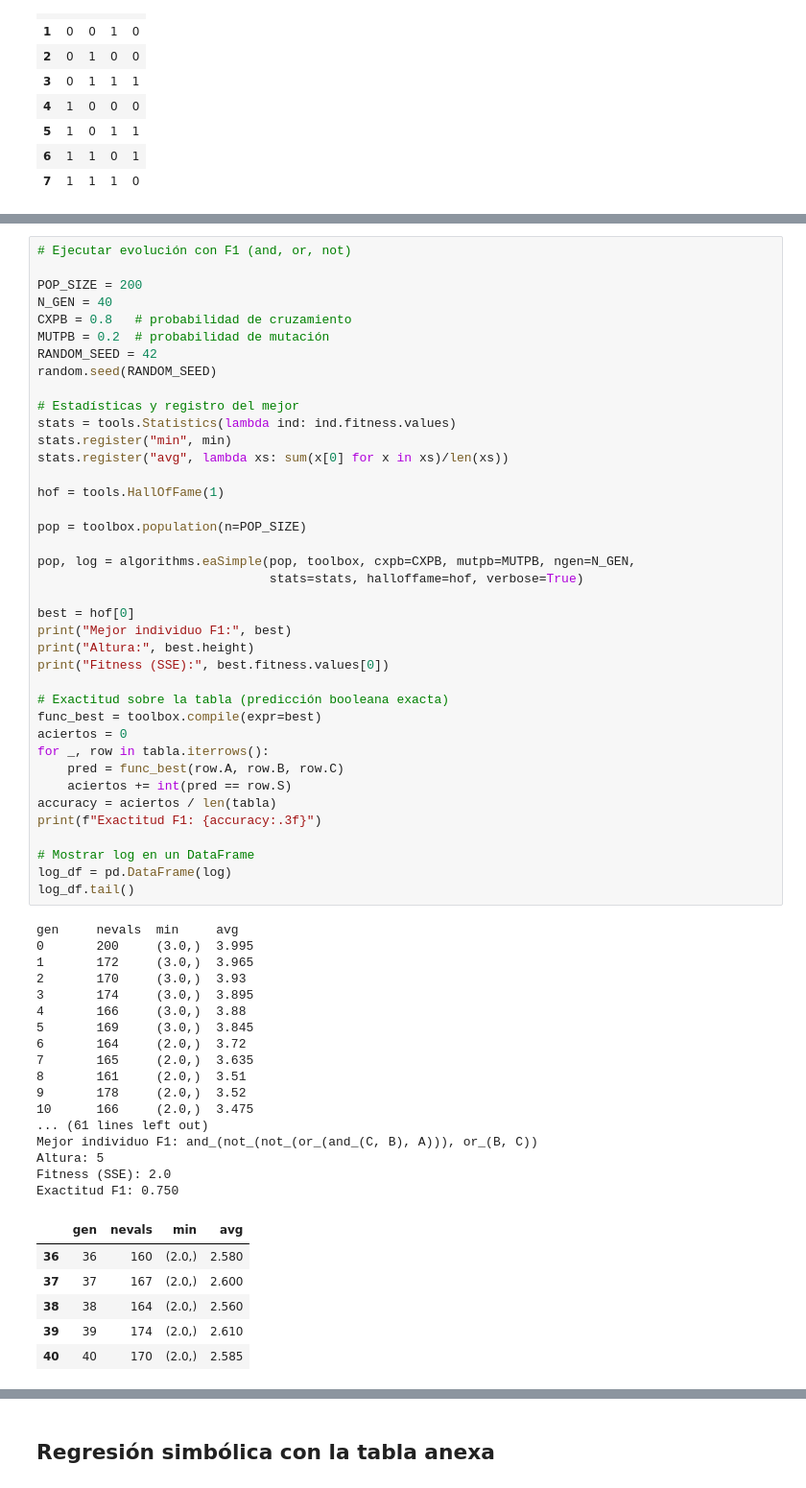
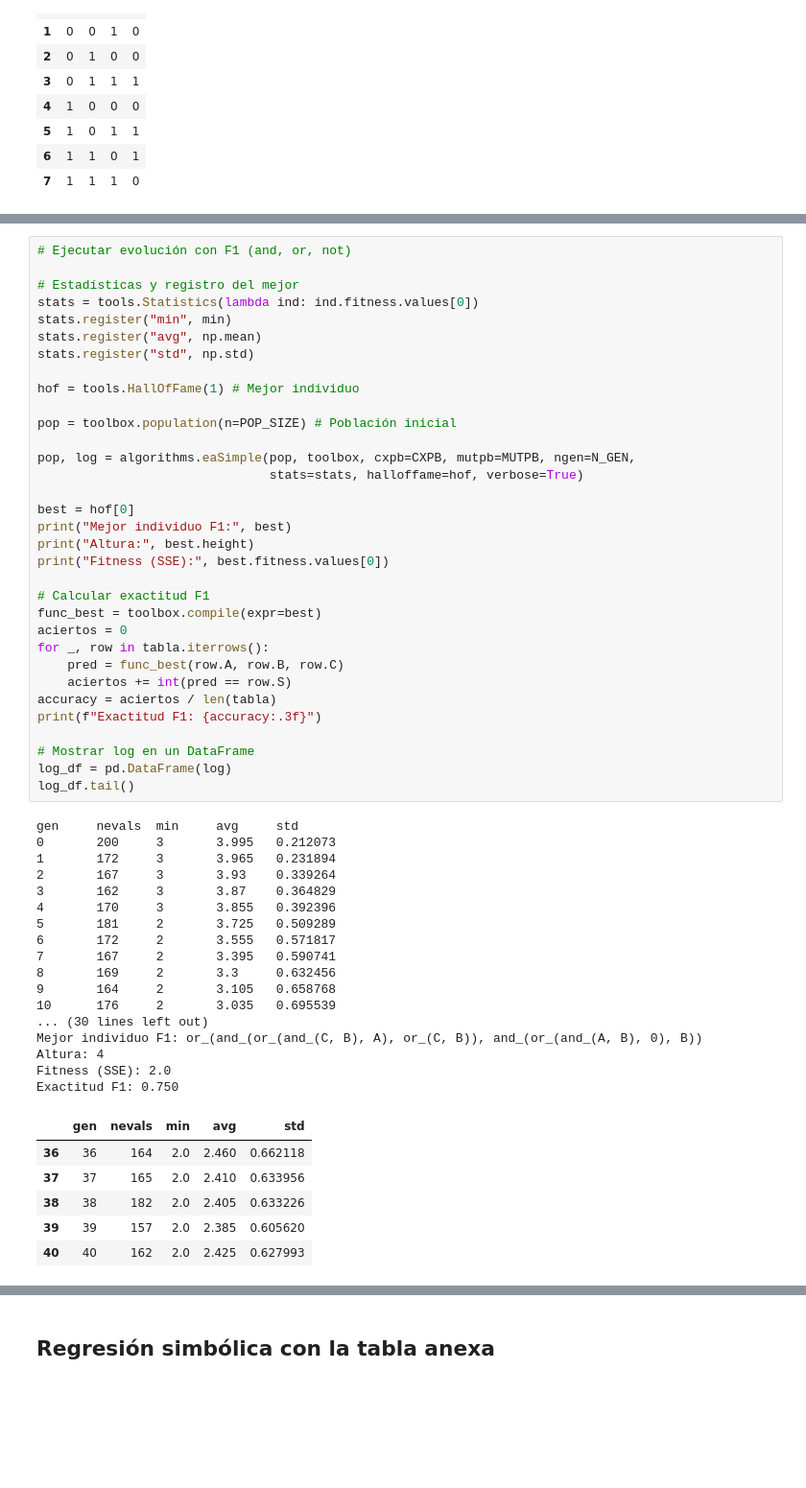
Before and after one commit to roicort/PCIC, a Jupyter notebook: Genetics/GeneticProgramming/Tarea 4.ipynb, the cells around one changed output, grey strips where cells are left out. Shown: that part at 96% size. Saved outputs shown, nothing was run; the diff lists cells and outputs as text; blank space fills up the shorter version.

```diff
--- a/Genetics/GeneticProgramming/Tarea 4.ipynb
+++ b/Genetics/GeneticProgramming/Tarea 4.ipynb
@@ -80,63 +94,57 @@ toolbox.decorate("mutate", gp.staticLimit(key=operator.attrgetter("height"), max
 # %%
 # Ejecutar evolución con F1 (and, or, not)
 
-POP_SIZE = 200
-N_GEN = 40
-CXPB = 0.8   # probabilidad de cruzamiento
-MUTPB = 0.2  # probabilidad de mutación
-RANDOM_SEED = 42
-random.seed(RANDOM_SEED)
+# Estadísticas y registro del mejor
+stats = tools.Statistics(lambda ind: ind.fitness.values[0])
+stats.register("min", min)
+stats.register("avg", np.mean)
+stats.register("std", np.std)
 
-# Estadísticas y registro del mejor
-stats = tools.Statistics(lambda ind: ind.fitness.values)
-stats.register("min", min)
-stats.register("avg", lambda xs: sum(x[0] for x in xs)/len(xs))
+hof = tools.HallOfFame(1) # Mejor individuo
 
-hof = tools.HallOfFame(1)
-
-pop = toolbox.population(n=POP_SIZE)
+pop = toolbox.population(n=POP_SIZE) # Población inicial
 
 pop, log = algorithms.eaSimple(pop, toolbox, cxpb=CXPB, mutpb=MUTPB, ngen=N_GEN,
                                stats=stats, halloffame=hof, verbose=True)
 
 best = hof[0]
 print("Mejor individuo F1:", best)
 print("Altura:", best.height)
 print("Fitness (SSE):", best.fitness.values[0])
 
-# Exactitud sobre la tabla (predicción booleana exacta)
+# Calcular exactitud F1
 func_best = toolbox.compile(expr=best)
 aciertos = 0
 for _, row in tabla.iterrows():
     pred = func_best(row.A, row.B, row.C)
     aciertos += int(pred == row.S)
 accuracy = aciertos / len(tabla)
 print(f"Exactitud F1: {accuracy:.3f}")
 
 # Mostrar log en un DataFrame
 log_df = pd.DataFrame(log)
 log_df.tail()
 # %% [output]
-gen     nevals  min     avg
-0       200     (3.0,)  3.995
-1       172     (3.0,)  3.965
-2       170     (3.0,)  3.93
-3       174     (3.0,)  3.895
-4       166     (3.0,)  3.88
-5       169     (3.0,)  3.845
-6       164     (2.0,)  3.72
-7       165     (2.0,)  3.635
-8       161     (2.0,)  3.51
-9       178     (2.0,)  3.52
-10      166     (2.0,)  3.475
-... (61 lines left out)
-Mejor individuo F1: and_(not_(not_(or_(and_(C, B), A))), or_(B, C))
-Altura: 5
+gen     nevals  min     avg     std
+0       200     3       3.995   0.212073
+1       172     3       3.965   0.231894
+2       167     3       3.93    0.339264
+3       162     3       3.87    0.364829
+4       170     3       3.855   0.392396
+5       181     2       3.725   0.509289
+6       172     2       3.555   0.571817
+7       167     2       3.395   0.590741
+8       169     2       3.3     0.632456
+9       164     2       3.105   0.658768
+10      176     2       3.035   0.695539
+... (30 lines left out)
+Mejor individuo F1: or_(and_(or_(and_(C, B), A), or_(C, B)), and_(or_(and_(A, B), 0), B))
+Altura: 4
 Fitness (SSE): 2.0
 Exactitud F1: 0.750
-|  | gen | nevals | min | avg |
-| 36 | 36 | 160 | (2.0,) | 2.580 |
-| 37 | 37 | 167 | (2.0,) | 2.600 |
-| 38 | 38 | 164 | (2.0,) | 2.560 |
-| 39 | 39 | 174 | (2.0,) | 2.610 |
-| 40 | 40 | 170 | (2.0,) | 2.585 |
+|  | gen | nevals | min | avg | std |
+| 36 | 36 | 164 | 2.0 | 2.460 | 0.662118 |
+| 37 | 37 | 165 | 2.0 | 2.410 | 0.633956 |
+| 38 | 38 | 182 | 2.0 | 2.405 | 0.633226 |
+| 39 | 39 | 157 | 2.0 | 2.385 | 0.605620 |
+| 40 | 40 | 162 | 2.0 | 2.425 | 0.627993 |
```
Also changed, not shown: parts of 18 cells of this notebook, 2 other files.
